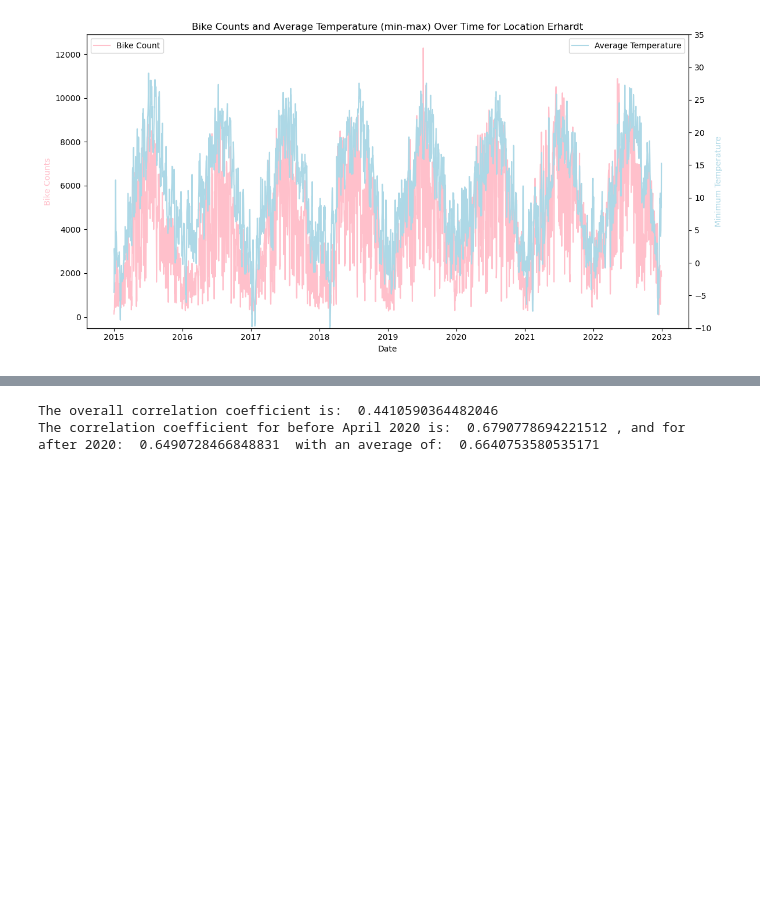
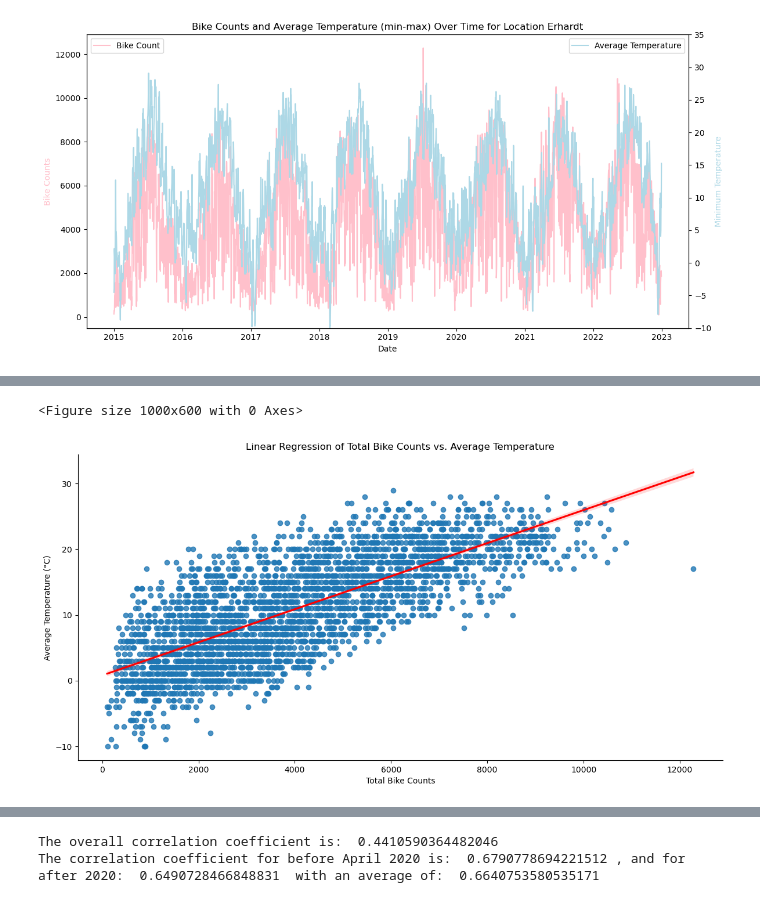
Before and after one commit to cap7586/CaroPeThesis, a Jupyter notebook: Munich_Complete_Analysis/Muc.ipynb, the cells around one changed output, grey strips where cells are left out. Drawn from its saved outputs; the diff is of its cells as text; code cells hidden in the pictures; blank space fills up the shorter version.

```diff
--- a/Munich_Complete_Analysis/Muc.ipynb
+++ b/Munich_Complete_Analysis/Muc.ipynb
@@ -282,0 +285,16 @@ The correlation coefficient is:  0.749764372851008
+# %%
+# Lets now try to perform a linear regression by using lmplot from Seaborn
+# Plotting the scatterplot with linear regression
+plt.figure(figsize=(10, 6))
+sns.lmplot(data=df_location_erhardt, x='gesamt', y='avg.temp', height=6, aspect=2, line_kws={'color': 'red'})
+
+# Adding title and labels
+plt.title('Linear Regression of Total Bike Counts vs. Average Temperature')
+plt.xlabel('Total Bike Counts')
+plt.ylabel('Average Temperature (°C)')
+
+# Show plot
+plt.show()
+# %% [output]
+<Figure size 1000x600 with 0 Axes>
+[figure, added]
```
Also changed, not shown: parts of 7 cells of this notebook, 6 other files.
